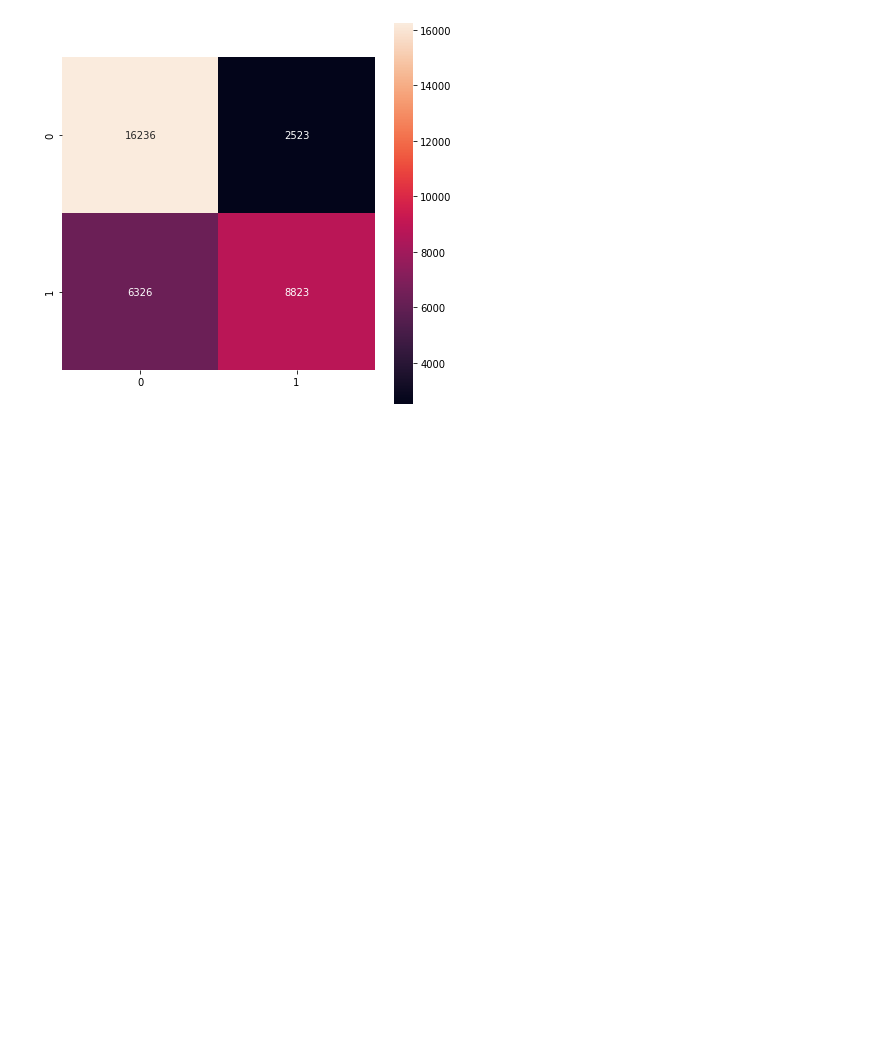
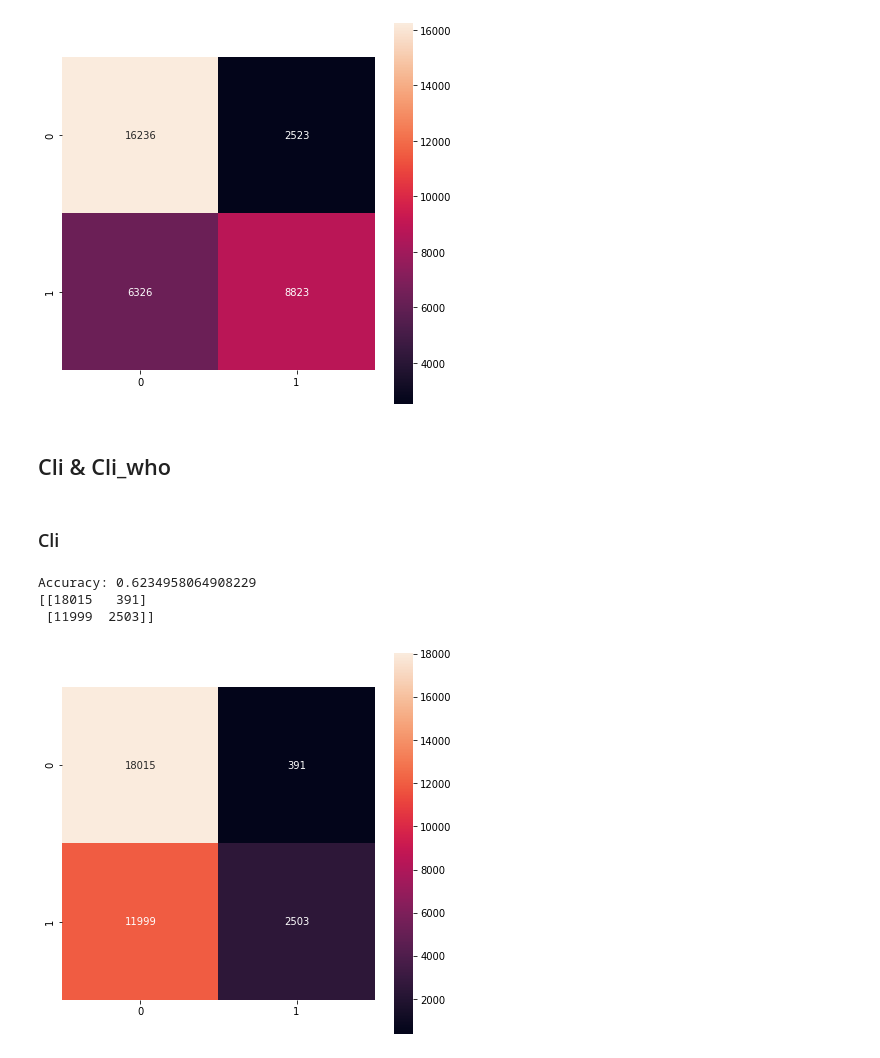
Before and after one commit to JavierAlvarezBenito/Python-imdea, a Jupyter notebook: Brazil_Classification.ipynb, the cells around one changed output. Cells and saved outputs as stored; diff of their text form; code cells hidden in the pictures; blank space fills up the shorter version.

```diff
--- a/Brazil_Classification.ipynb
+++ b/Brazil_Classification.ipynb
@@ -84,0 +102,18 @@ array(['Unnamed: 0', 'weight', 'Finished', 'RecordedDate', 'B2', 'B4',
+# %%
+lista_valor_cli_BR =[]
+for i in range(len(df)):
+  if (df['B1_1.1'][i] ==1 and (df['B1_2.1'][i] ==1 or df['B1_3.1'][i]==1)):
+    lista_valor_cli_BR.append(1)
+  else:
+    lista_valor_cli_BR.append(0)
+
+
+df['Cli']=lista_valor_cli_BR
+# %%
+lista_valor_cli_who_BR =[]
+for i in range(len(df)):
+  if (df['B1_1.1'][i] ==1 and df['B1_2.1'][i] ==1 and df['B1_4.1'][i]==1):
+    lista_valor_cli_who_BR.append(1)
+  else:
+    lista_valor_cli_who_BR.append(0)
+df['Cli_who']=lista_valor_cli_who_BR
@@ -1266,3 +1311,35 @@ Total accuracy: 73.90291376666273 %
 [[16236  2523]
  [ 6326  8823]]
 [figure]
+# %% [markdown]
+## Cli & Cli_who
+# %% [markdown]
+### Cli
+# %%
+X_NA = df_na['Cli']
+Y_NA = df_na['B8.1']
+
+X = df['Cli']
+Y = df['B8.1']
+
+
+X=X.values.reshape(-1,1)
+X_NA=X_NA.values.reshape(-1,1)
+# %%
+X_train, X_test, Y_train, Y_test = train_test_split(X, Y, test_size = 0.2, random_state=2)
+
+
+X_train_NA, X_test_NA, Y_train_NA, Y_test_NA = train_test_split(X_NA, Y_NA, test_size = 0.2, random_state=2)
+# %%
+print('Accuracy:',accuracy_score(Y_test,X_test))
+
+matrix = confusion_matrix(Y_test, X_test)
+print(matrix)
+plt.figure(figsize=(7,7))
+sns.heatmap(matrix,annot=True, square = True, fmt='g')
+plt.show()
+# %% [output]
+Accuracy: 0.6234958064908229
+[[18015   391]
+ [11999  2503]]
+[figure, added]
```
Also changed, not shown: parts of 14 cells of this notebook, 2 other files.
